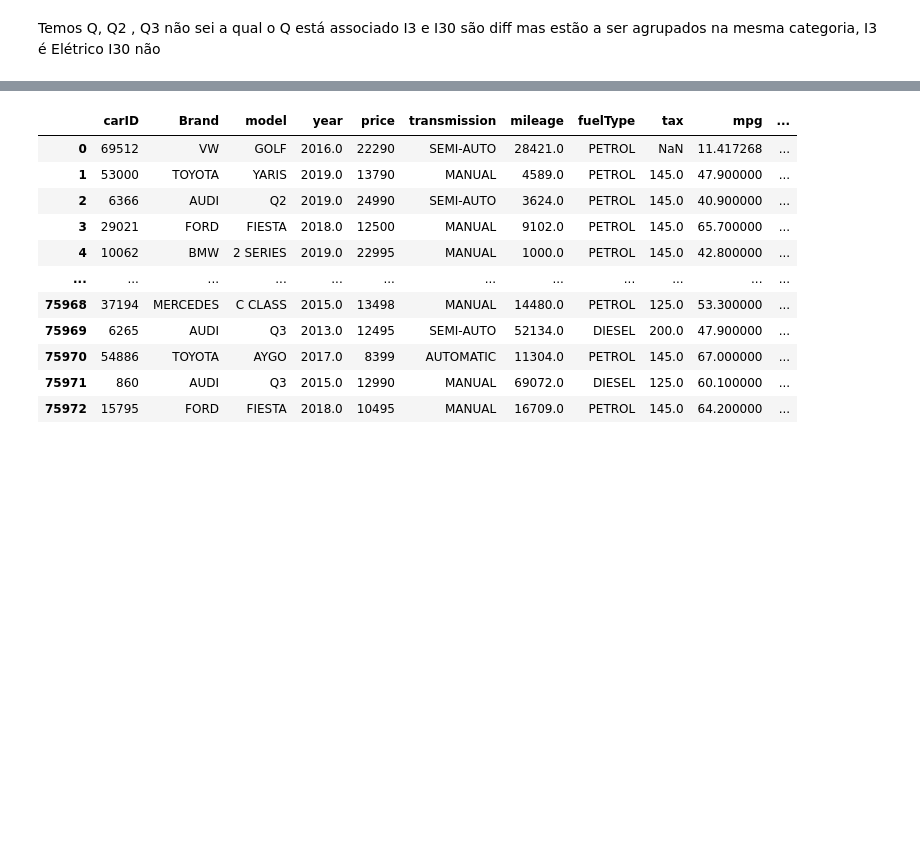
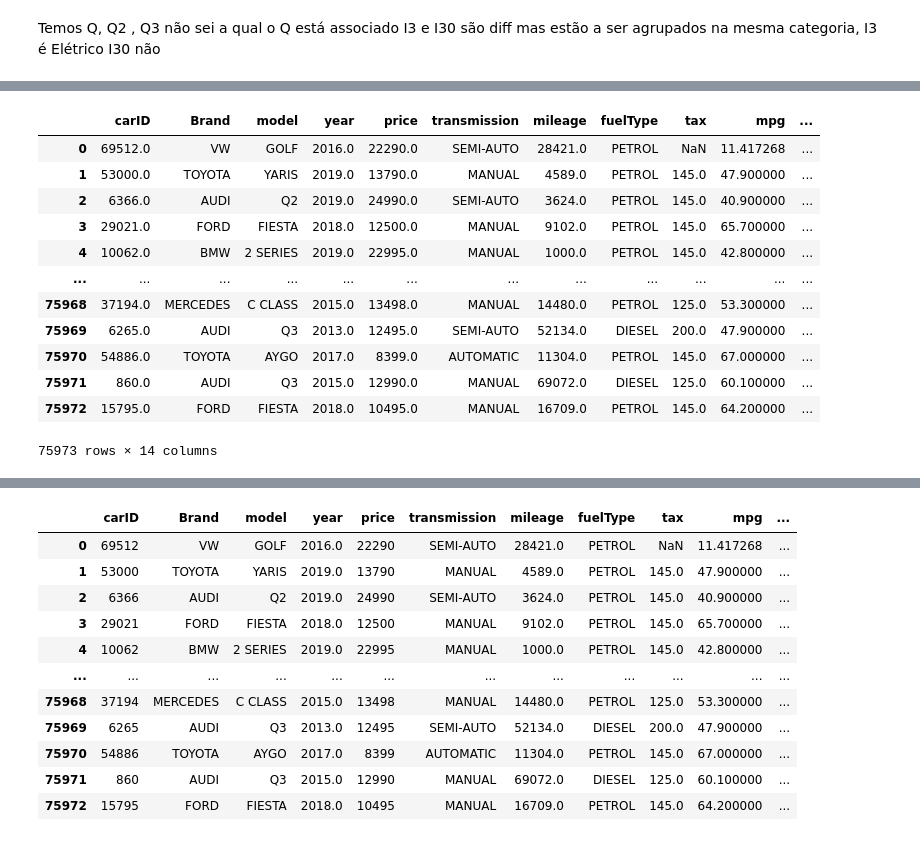
Before and after one commit to barbara-sousa-franco/Machine-Learning-Project, a Jupyter notebook: Deliverable 1.ipynb, the cells around one changed output, grey strips where cells are left out. Saved outputs shown, nothing was run; the diff lists cells and outputs as text; code cells hidden in the pictures; blank space fills up the shorter version.

Commit message:
fixing model column except for the 3 cases

```diff
--- a/Deliverable 1.ipynb
+++ b/Deliverable 1.ipynb
@@ -734,7 +734,7 @@ I3 e I30 são diff mas estão a ser agrupados na mesma categoria, I3 é Elétric
 # %%
 # only run once
 def get_similar_model_groups(df_train):
-    models = df_train['model'].dropna().str.upper().str.strip().unique().tolist()
+    models = df_train['model'].dropna().str.upper().str.strip().str.replace(" ", "_").unique().tolist()
     similar_groups = []
 
     for model in models:
@@ -744,7 +744,7 @@ def get_similar_model_groups(df_train):
         elif any(element.isdigit() for element in model):
             similar_groups.append([model])
         else:
-            best_matches = process.extract(model, models, score_cutoff=65)
+            best_matches = process.extract(model, models, score_cutoff=85)
             model_best_matches = [match[0] for match in best_matches if abs(len(match[0]) - len(model)) <= 1]
             if model not in model_best_matches:
                 model_best_matches.append(model)
@@ -775,0 +827,29 @@ similar_groups_model
+# %%
+def correct_column_model(model, similar_groups):
+    if pd.isna(model):
+        return model
+    elif len(model) == 1:
+        return np.nan
+    model = model.upper().strip()
+    for group in similar_groups:
+        if model in group :
+            # returns the match that is the longest, since it will be the complete one
+            return max(group, key=len)
+    return model
+
+df_train['model'] = df_train['model'].apply(lambda x: correct_column_model(x, similar_groups_model))
+df_train
+# %% [output]
+|  | carID | Brand | model | year | price | transmission | mileage | fuelType | tax | mpg | ... |
+| 0 | 69512.0 | VW | GOLF | 2016.0 | 22290.0 | SEMI-AUTO | 28421.0 | PETROL | NaN | 11.417268 | ... |
+| 1 | 53000.0 | TOYOTA | YARIS | 2019.0 | 13790.0 | MANUAL | 4589.0 | PETROL | 145.0 | 47.900000 | ... |
+| 2 | 6366.0 | AUDI | Q2 | 2019.0 | 24990.0 | SEMI-AUTO | 3624.0 | PETROL | 145.0 | 40.900000 | ... |
+| 3 | 29021.0 | FORD | FIESTA | 2018.0 | 12500.0 | MANUAL | 9102.0 | PETROL | 145.0 | 65.700000 | ... |
+| 4 | 10062.0 | BMW | 2 SERIES | 2019.0 | 22995.0 | MANUAL | 1000.0 | PETROL | 145.0 | 42.800000 | ... |
+| ... | ... | ... | ... | ... | ... | ... | ... | ... | ... | ... | ... |
+| 75968 | 37194.0 | MERCEDES | C CLASS | 2015.0 | 13498.0 | MANUAL | 14480.0 | PETROL | 125.0 | 53.300000 | ... |
+| 75969 | 6265.0 | AUDI | Q3 | 2013.0 | 12495.0 | SEMI-AUTO | 52134.0 | DIESEL | 200.0 | 47.900000 | ... |
+| 75970 | 54886.0 | TOYOTA | AYGO | 2017.0 | 8399.0 | AUTOMATIC | 11304.0 | PETROL | 145.0 | 67.000000 | ... |
+| 75971 | 860.0 | AUDI | Q3 | 2015.0 | 12990.0 | MANUAL | 69072.0 | DIESEL | 125.0 | 60.100000 | ... |
+| 75972 | 15795.0 | FORD | FIESTA | 2018.0 | 10495.0 | MANUAL | 16709.0 | PETROL | 145.0 | 64.200000 | ... |
+75973 rows × 14 columns
```
Also changed, not shown: parts of 9 cells of this notebook.
